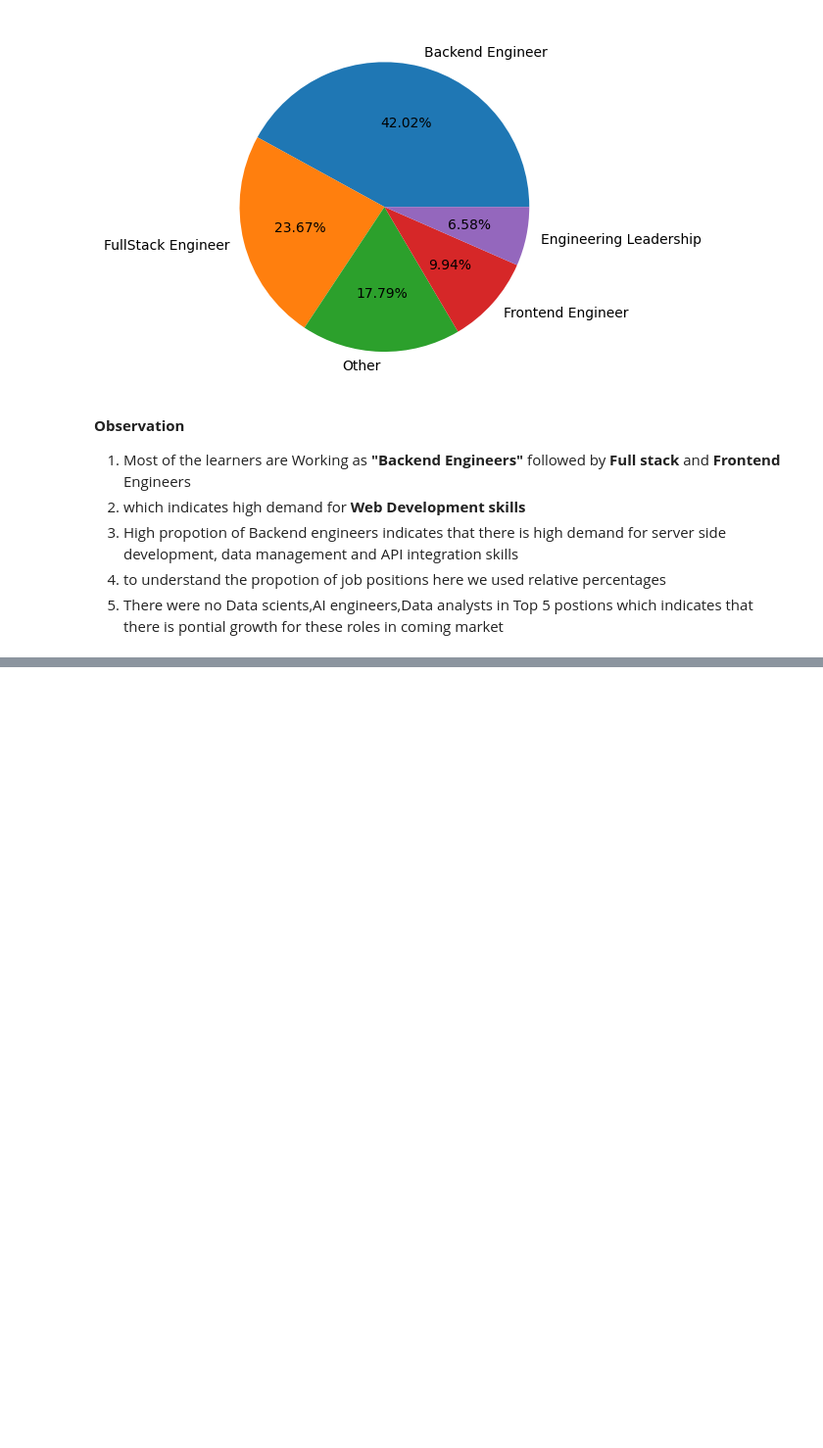
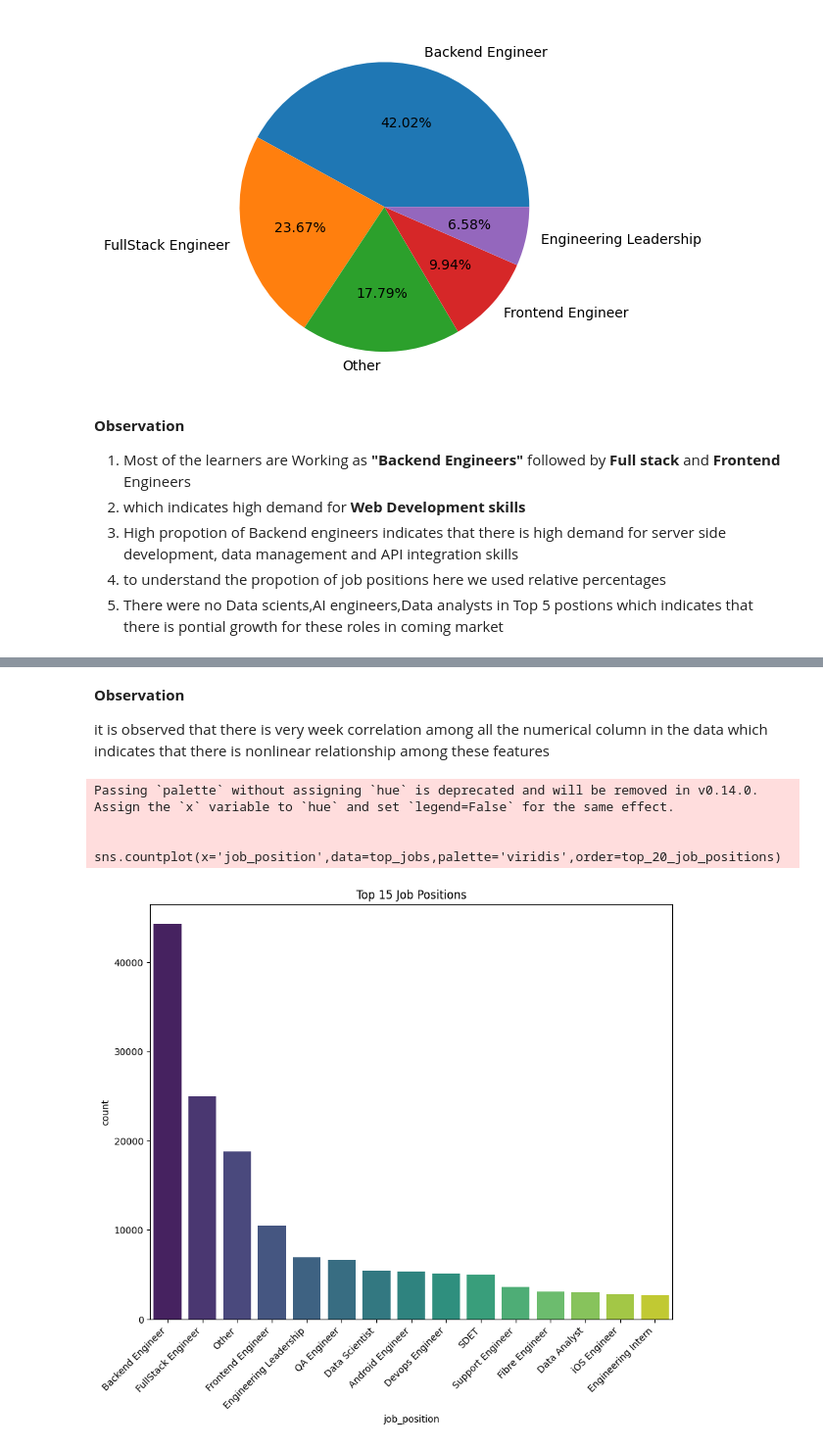
Before and after one commit to DineshPrabhuEng/Case_studies, a Jupyter notebook: Case_studies/K_Means_Case_Study.ipynb, the cells around one changed output, grey strips where cells are left out. Shown at 98% size. Cells and saved outputs as stored; diff of their text form; code cells hidden in the pictures; blank space fills up the shorter version.

```diff
--- a/Case_studies/K_Means_Case_Study.ipynb
+++ b/Case_studies/K_Means_Case_Study.ipynb
@@ -422,0 +450,18 @@ plt.show()
+# %% [markdown]
+**Observation**
+
+it is observed that there is very week correlation among all the numerical column in the data which indicates that there is nonlinear relationship among these features
+# %%
+top_20_job_positions=df['job_position'].value_counts().nlargest(15).index
+top_jobs=df[df['job_position'].isin(top_20_job_positions)]
+
+plt.figure(figsize=(10,8))
+plt.title('Top 15 Job Positions')
+sns.countplot(x='job_position',data=top_jobs,palette='viridis',order=top_20_job_positions)
+plt.xticks(rotation=45,ha='right')
+plt.show()
+# %% [output]
+Passing `palette` without assigning `hue` is deprecated and will be removed in v0.14.0. Assign the `x` variable to `hue` and set `legend=False` for the same effect.
+
+  sns.countplot(x='job_position',data=top_jobs,palette='viridis',order=top_20_job_positions)
+[figure, added]
```
Also changed, not shown: parts of 27 cells of this notebook.
